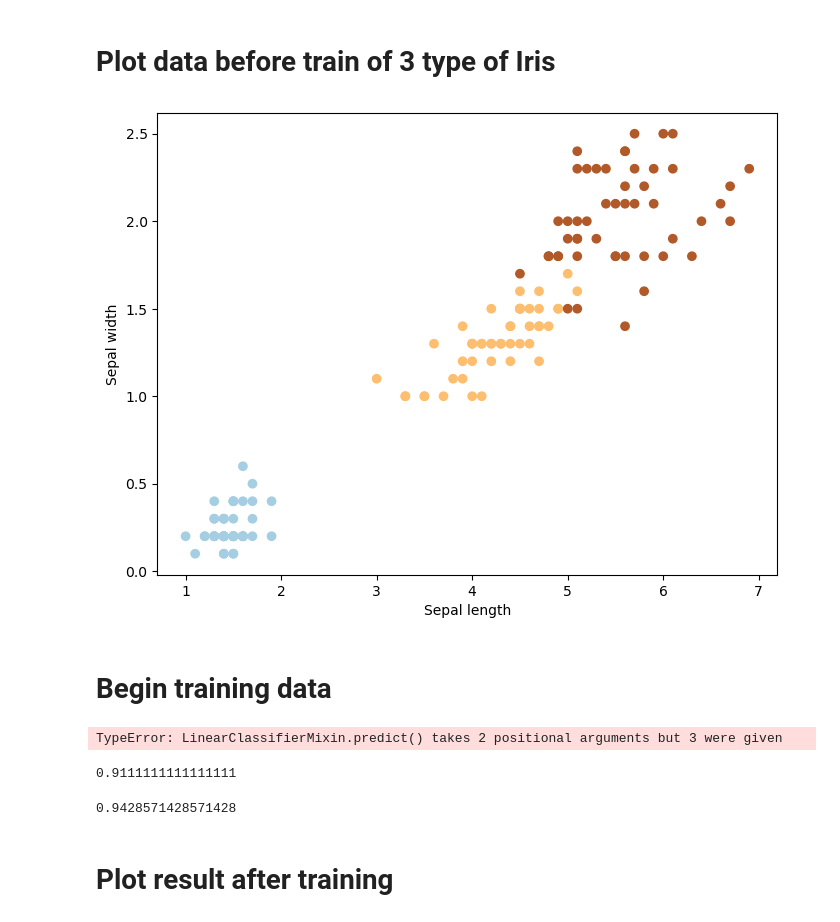
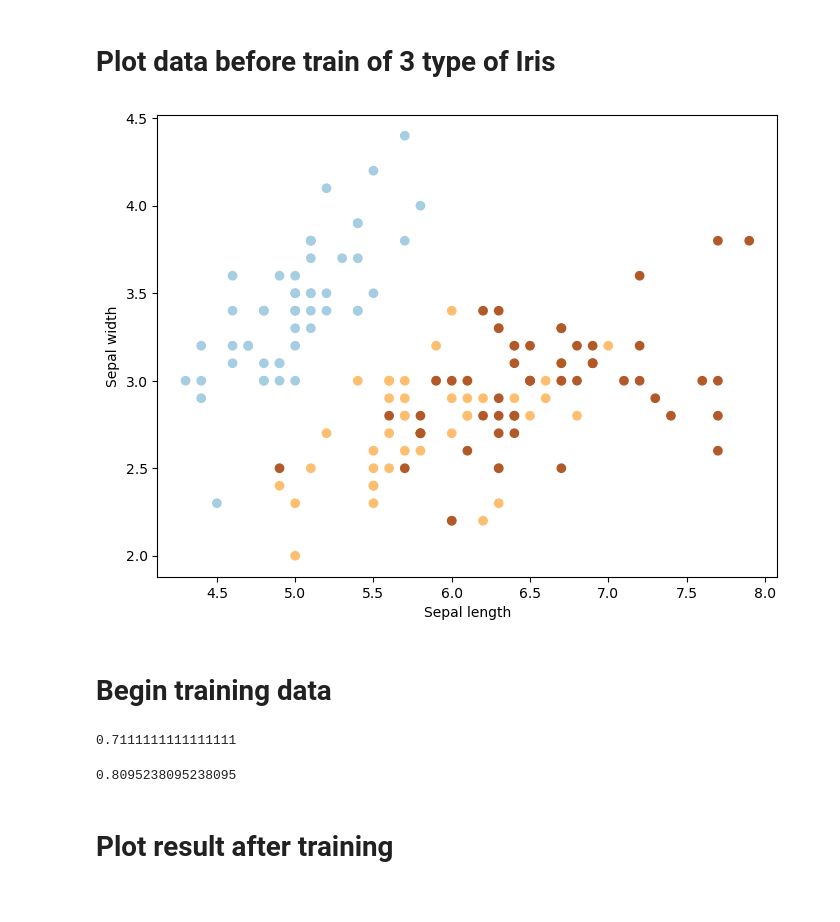
Before and after one commit to trietmt9/AI_Learning, a Jupyter notebook: Support_Vector_Machine/main.ipynb, the cells around one changed output. Drawn from its saved outputs; the diff is of its cells as text; code cells hidden in the pictures.

```diff
--- a/Support_Vector_Machine/main.ipynb
+++ b/Support_Vector_Machine/main.ipynb
@@ -40,18 +40,18 @@ iris_df.tail()
 # %% [markdown]
 # Plot data before train of 3 type of Iris
 # %%
-X = iris.data[:, (2,3)]  # take all the data rows and take last 2 columns
+X = iris.data[:, (0,1)]  # take all the data rows and take last 2 columns
 Y = iris.target.astype(np.float64)
 plt.figure(2, figsize=(8, 6))
 plt.clf()
 # Plot data before train
 plt.scatter(X[:, 0], X[:, 1], c=Y, cmap=plt.cm.Paired)
 plt.xlabel('Sepal length')
 plt.ylabel('Sepal width')
 
 plt.show()
 # %% [output]
-[figure, old version]
+[figure, new version]
 # %% [markdown]
 # Begin training data
 # %%
@@ -71,18 +71,16 @@ svm_clf.fit(X_train, Y_train)
 
 # Test SVM model
 Y_hat = svm_clf.predict(X_test)
-# %% [output]
-TypeError: LinearClassifierMixin.predict() takes 2 positional arguments but 3 were given
 # %%
 # scoring test
 svm_clf.score(X_test, Y_test)
 # %% [output]
-0.9111111111111111
+0.7111111111111111
 # %%
 # scoring train
 svm_clf.score(X_train, Y_train)
 # %% [output]
-0.9428571428571428
+0.8095238095238095
 # %% [markdown]
 # Plot result after training
 # %%
```
Also changed, not shown: parts of 4 cells of this notebook, 2 other files.
